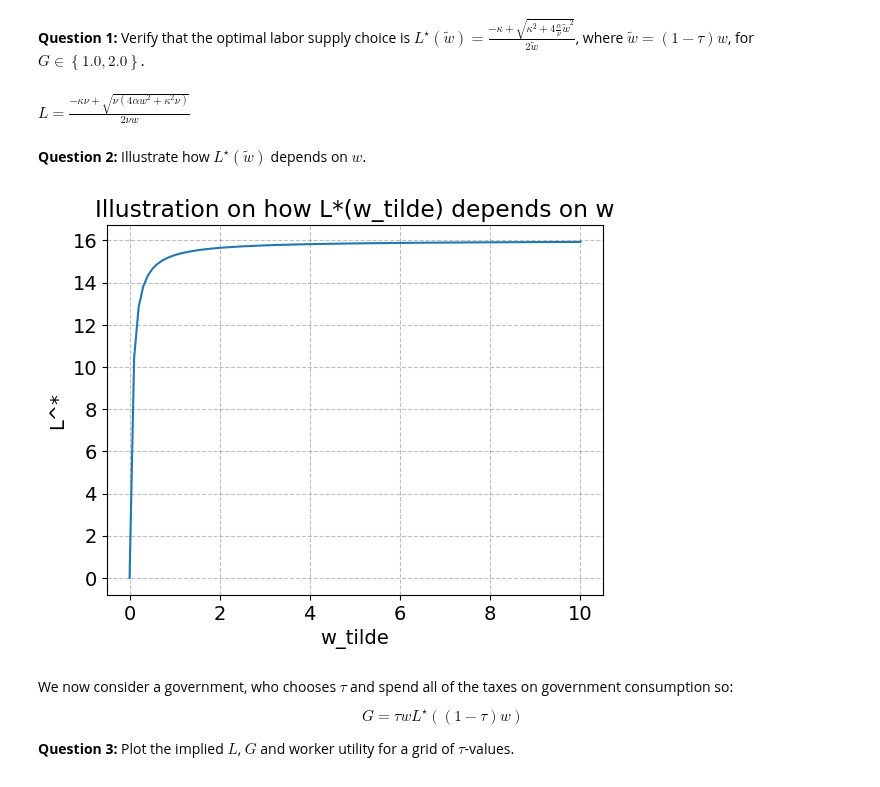
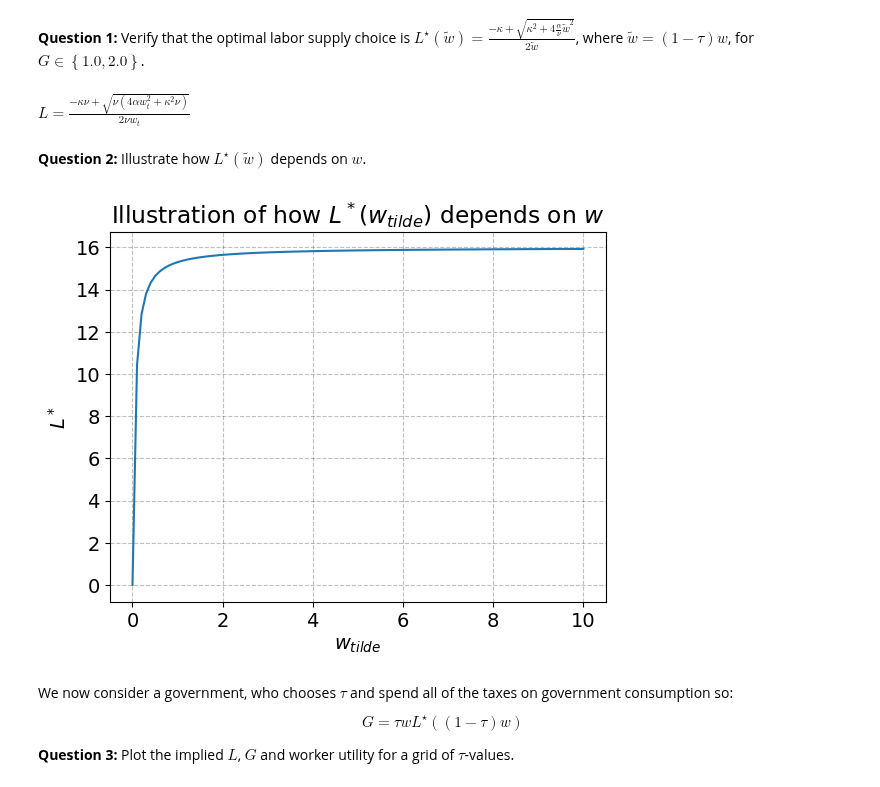
Before and after one commit to NumEconCopenhagen/projects-2023-julie-ida-ida, a Jupyter notebook: Exam/Exam-2023-answer.ipynb, the cells around one changed output. Drawn from its saved outputs; the diff is of its cells as text; code cells hidden in the pictures.

```diff
--- a/Exam/Exam-2023-answer.ipynb
+++ b/Exam/Exam-2023-answer.ipynb
@@ -70,14 +72,15 @@ $$
 L = sm.symbols('L')
 kappa = sm.symbols('kappa')
 nu = sm.symbols('nu')
-w = sm.symbols('w_t')
+w = sm.symbols('w')
 G = sm.symbols('G')
 alpha = sm.symbols('alpha')
 tau = sm.symbols('tau')
-w_bar = sm.symbols('w')
+w_t = sm.symbols('w_t')
+V = sm.symbols('V')
 
 # b. Writing up profits
-consumption = kappa+w_bar*L
+consumption = kappa+w_t*L
 
 # c. Inserting consumption
 Utility = sm.ln(consumption**alpha*G**(1-alpha))-nu*(L**2/2)
@@ -91,36 +94,47 @@ sol = sm.solve(FOC, L)
 sol_L = sm.Eq(L, sol[1])
 sol_L
 # %% [output]
-$\displaystyle L = \frac{- \kappa \nu + \sqrt{\nu \left(4 \alpha w^{2} + \kappa^{2} \nu\right)}}{2 \nu w}$
+$\displaystyle L = \frac{- \kappa \nu + \sqrt{\nu \left(4 \alpha w_{t}^{2} + \kappa^{2} \nu\right)}}{2 \nu w_{t}}$
 # %% [markdown]
 **Question 2:** Illustrate how $L^{\star}(\tilde{w})$ depends on $w$.
-# %%
-parameters = {
-kappa: 1.0,
-alpha: 0.5,
-tau: 0.3,
-nu: 1/(2*(16**2)),
-w: 1,
-w_bar: (1-0.3)*1
-}
-
-sol_L = sol_L.subs(w_bar, (1-tau)*w)
-
-w_values = np.linspace(1e-8, 10, 100)
-
-l_values = [N(sol_L.subs({**parameters, w: w}).rhs.evalf())]
-
-l_fun = lambdify(w, l_values, modules=['numpy'])
-
-l_values = [l_fun(w_value) for w_value in w_values]
-
-plt.plot(w_values, l_values)
-plt.xlabel('w_tilde')
-plt.ylabel('L^*')
-plt.title('Illustration on how L*(w_tilde) depends on w')
-plt.show()
-# %% [output]
-[figure, removed]
+# %%
+# Creating a list of the parameters
+parameters = {
+kappa: 1.0,
+alpha: 0.5,
+tau: 0.3,
+nu: 1/(2*(16**2)),
+w: 1,
+w_t: (1-0.3)*1
+}
+
+# To be able to illustrate how L^* depends on w we need to substitute the expression for w^tilde into the expression for L^* as found in Q1.1
+sol_L = sol_L.subs(w_t, (1-tau)*w)
+
+# Defining the interval for the w values (setting it to show w up to 10 in the graph since this is where it gets more stable)
+w_values = np.linspace(1e-8, 10, 100)
+
+# Substituting the parameters defined in the dictionary above into the expression of L^* and creating a new dictionary and adding w
+L_v = sol_L.subs({**parameters, w: w})
+
+# Evaluating the expression for L^*
+L_va = L_v.rhs.evalf()
+
+# Turning L it into a python function depending on w
+L_f = lambdify(w,L_va)
+
+# We create a loop such that we obtain different values of L^* depending on the value of w
+L_values = [L_f(w_value) for w_value in w_values]
+
+# Creating the plot
+fig = plt.figure()
+ax = fig.add_subplot(1,1,1)
+ax.plot(w_values,L_values)
+ax.set_title('Illustration of how $L^*(w_{tilde})$ depends on $w$')
+ax.set_xlabel('$w_{tilde}$')
+ax.set_ylabel('$L^*$');
+# %% [output]
+[figure, added]
 # %% [markdown]
 
 We now consider a government, who chooses $\tau$ and spend all of the taxes on government consumption so:
```
Also changed, not shown: parts of 10 cells of this notebook.
